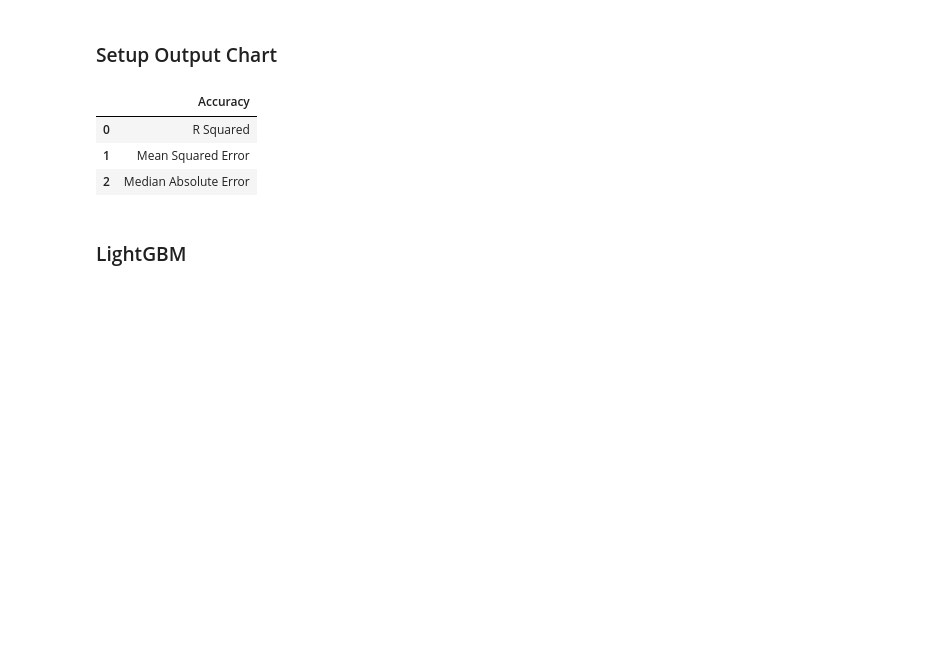
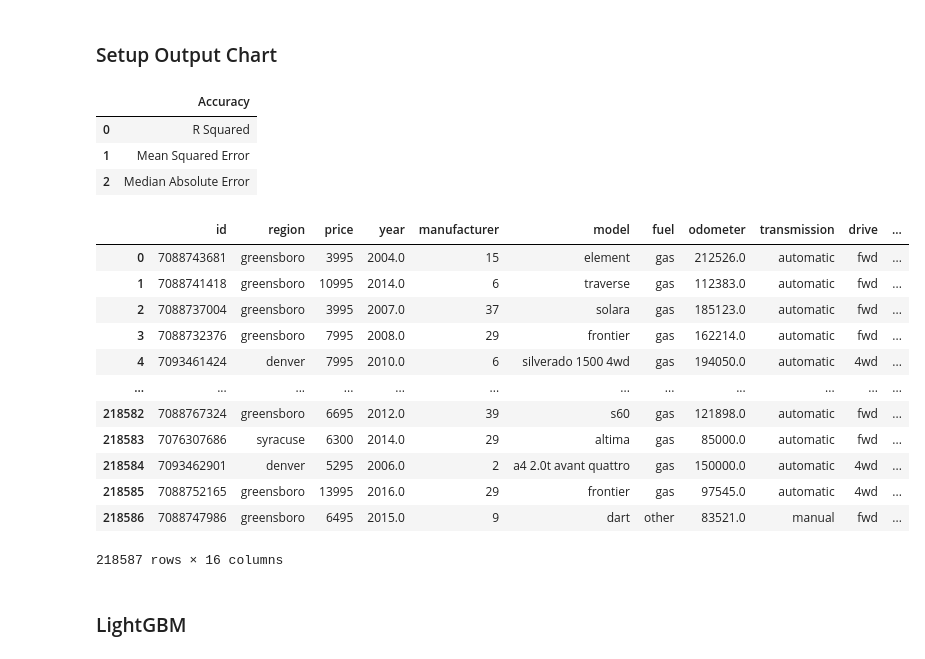
Before and after one commit to lachlanmcinnes/SIT307, a Jupyter notebook: MachineLearning/MachineLearning.ipynb, the cells around one changed output. Cells and saved outputs as stored; diff of their text form; code cells hidden in the pictures; blank space fills up the shorter version.

```diff
--- a/MachineLearning/MacineLearning.ipynb
+++ b/MachineLearning/MachineLearning.ipynb
@@ -113,3 +113,4 @@ print(dic)
 # %%
 df_clean_numeric = df_clean.replace(dic)
+df_numeric = df.replace(dic)
 # %%
@@ -181,6 +179,22 @@ df_outcome
 | 0 | R Squared |
 | 1 | Mean Squared Error |
 | 2 | Median Absolute Error |
+# %%
+df_numeric
+# %% [output]
+|  | id | region | price | year | manufacturer | model | fuel | odometer | transmission | drive | ... |
+| 0 | 7088743681 | greensboro | 3995 | 2004.0 | 15 | element | gas | 212526.0 | automatic | fwd | ... |
+| 1 | 7088741418 | greensboro | 10995 | 2014.0 | 6 | traverse | gas | 112383.0 | automatic | fwd | ... |
+| 2 | 7088737004 | greensboro | 3995 | 2007.0 | 37 | solara | gas | 185123.0 | automatic | fwd | ... |
+| 3 | 7088732376 | greensboro | 7995 | 2008.0 | 29 | frontier | gas | 162214.0 | automatic | fwd | ... |
+| 4 | 7093461424 | denver | 7995 | 2010.0 | 6 | silverado 1500 4wd | gas | 194050.0 | automatic | 4wd | ... |
+| ... | ... | ... | ... | ... | ... | ... | ... | ... | ... | ... | ... |
+| 218582 | 7088767324 | greensboro | 6695 | 2012.0 | 39 | s60 | gas | 121898.0 | automatic | fwd | ... |
+| 218583 | 7076307686 | syracuse | 6300 | 2014.0 | 29 | altima | gas | 85000.0 | automatic | fwd | ... |
+| 218584 | 7093462901 | denver | 5295 | 2006.0 | 2 | a4 2.0t avant quattro | gas | 150000.0 | automatic | 4wd | ... |
+| 218585 | 7088752165 | greensboro | 13995 | 2016.0 | 29 | frontier | gas | 97545.0 | automatic | 4wd | ... |
+| 218586 | 7088747986 | greensboro | 6495 | 2015.0 | 9 | dart | other | 83521.0 | manual | fwd | ... |
+218587 rows × 16 columns
 # %% [markdown]
 ### LightGBM
 # %%
```
Also changed, not shown: parts of 13 cells of this notebook.
